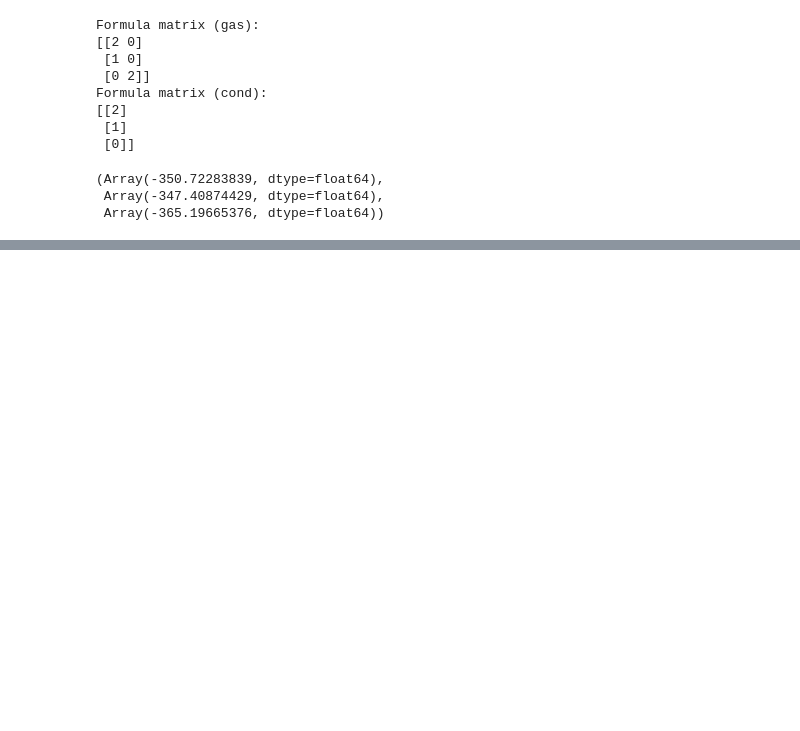
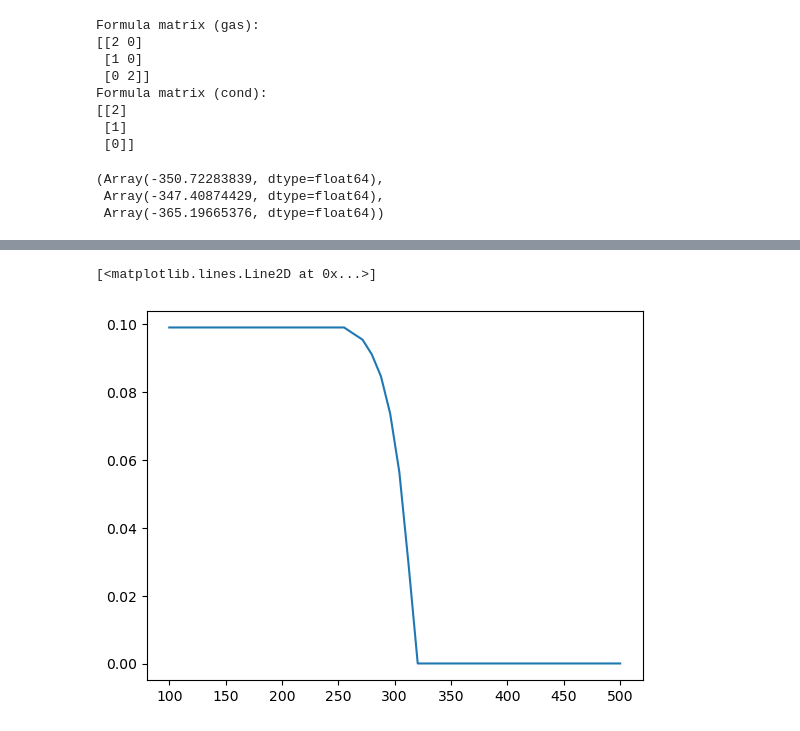
Before and after one commit to HajimeKawahara/exogibbs, a Jupyter notebook: documents/ipynb/fastchem_cond_chemical_potential.ipynb, the cells around one changed output, grey strips where cells are left out. Drawn from its saved outputs; the diff is of its cells as text; code cells hidden in the pictures; blank space fills up the shorter version.

```diff
--- a/documents/ipynb/fastchem_cond_chemical_potential.ipynb
+++ b/documents/ipynb/fastchem_cond_chemical_potential.ipynb
@@ -90,0 +93,14 @@ Text(0.5, 0, 'condensate fraction')
+# %%
+def mmin(T,p=1.0):
+    i = np.nanargmin(gibbs_given(marr,T,p))
+    return marr[i]
+# %%
+mastarr = []
+Tarr = np.linspace(100,500,50)
+for T in Tarr:
+    mastarr.append(mmin(T))
+# %%
+plt.plot(Tarr, mastarr)
+# %% [output]
+[<matplotlib.lines.Line2D at 0x...>]
+[figure, added]
```
Also changed, not shown: parts of 4 cells of this notebook.
